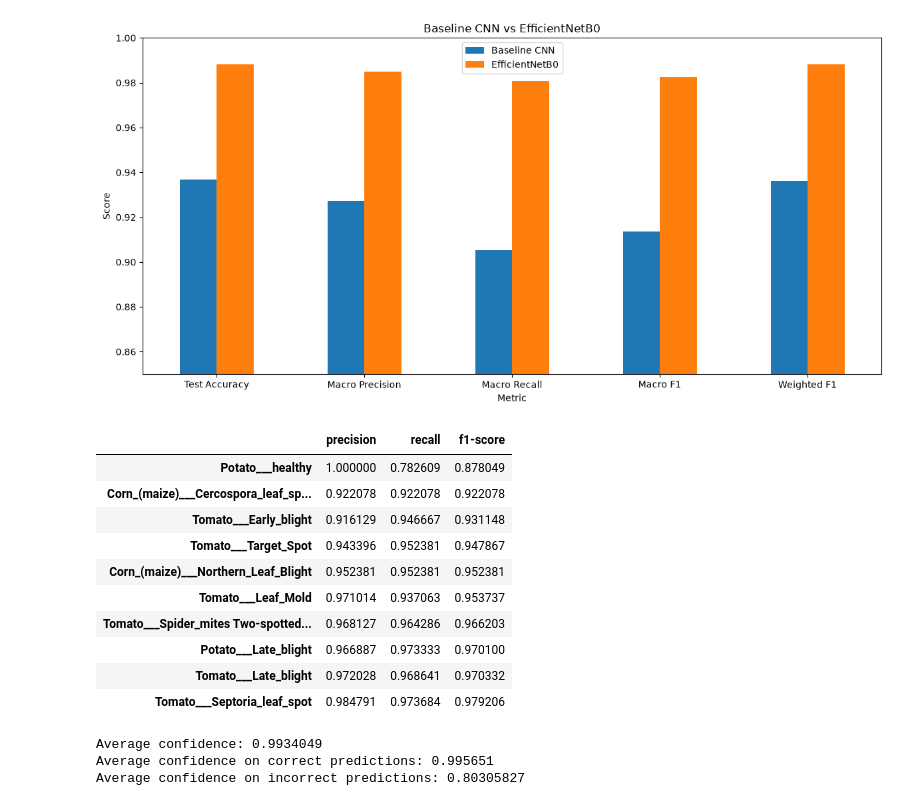
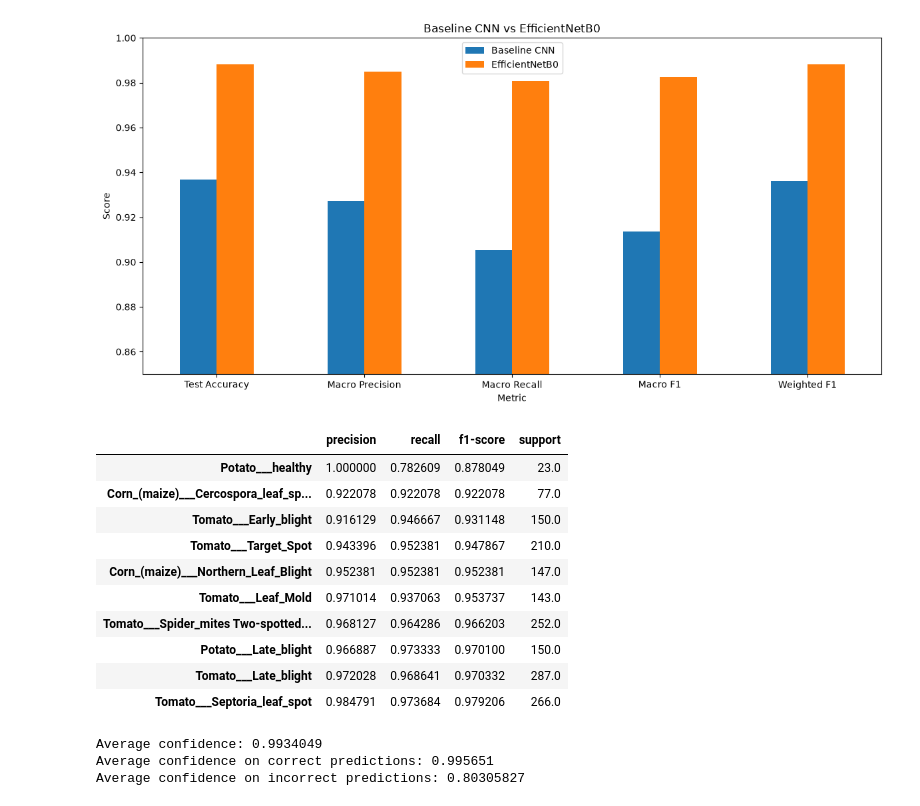
Before and after one commit to DevangVamja/agrivision-ai, a Jupyter notebook: notebooks/05_model_evaluation.ipynb, the cells around one changed output. Saved outputs shown, nothing was run; the diff lists cells and outputs as text; code cells hidden in the pictures.

```diff
--- a/notebooks/05_model_evaluation.ipynb
+++ b/notebooks/05_model_evaluation.ipynb
@@ -379,21 +379,27 @@ plt.show()
 # %% [output]
 [figure]
 # %%
-class_results = (report_df.loc[report_df.index != "accuracy", ["precision", "recall", "f1-score"]].sort_values(by="f1-score"))
+class_results = (
+    report_df.loc[
+        report_df.index.isin(target_names),
+        ["precision", "recall", "f1-score", "support"]
+    ]
+    .sort_values(by="f1-score")
+)
 
 class_results.head(10)
 # %% [output]
-|  | precision | recall | f1-score |
-| Potato___healthy | 1.000000 | 0.782609 | 0.878049 |
-| Corn_(maize)___Cercospora_leaf_sp... | 0.922078 | 0.922078 | 0.922078 |
-| Tomato___Early_blight | 0.916129 | 0.946667 | 0.931148 |
-| Tomato___Target_Spot | 0.943396 | 0.952381 | 0.947867 |
-| Corn_(maize)___Northern_Leaf_Blight | 0.952381 | 0.952381 | 0.952381 |
-| Tomato___Leaf_Mold | 0.971014 | 0.937063 | 0.953737 |
-| Tomato___Spider_mites Two-spotted... | 0.968127 | 0.964286 | 0.966203 |
-| Potato___Late_blight | 0.966887 | 0.973333 | 0.970100 |
-| Tomato___Late_blight | 0.972028 | 0.968641 | 0.970332 |
-| Tomato___Septoria_leaf_spot | 0.984791 | 0.973684 | 0.979206 |
+|  | precision | recall | f1-score | support |
+| Potato___healthy | 1.000000 | 0.782609 | 0.878049 | 23.0 |
+| Corn_(maize)___Cercospora_leaf_sp... | 0.922078 | 0.922078 | 0.922078 | 77.0 |
+| Tomato___Early_blight | 0.916129 | 0.946667 | 0.931148 | 150.0 |
+| Tomato___Target_Spot | 0.943396 | 0.952381 | 0.947867 | 210.0 |
+| Corn_(maize)___Northern_Leaf_Blight | 0.952381 | 0.952381 | 0.952381 | 147.0 |
+| Tomato___Leaf_Mold | 0.971014 | 0.937063 | 0.953737 | 143.0 |
+| Tomato___Spider_mites Two-spotted... | 0.968127 | 0.964286 | 0.966203 | 252.0 |
+| Potato___Late_blight | 0.966887 | 0.973333 | 0.970100 | 150.0 |
+| Tomato___Late_blight | 0.972028 | 0.968641 | 0.970332 | 287.0 |
+| Tomato___Septoria_leaf_spot | 0.984791 | 0.973684 | 0.979206 | 266.0 |
 # %%
 confidence_df = pd.DataFrame({
     "true_label": y_true,
```
Also changed, not shown: parts of 6 cells of this notebook.
